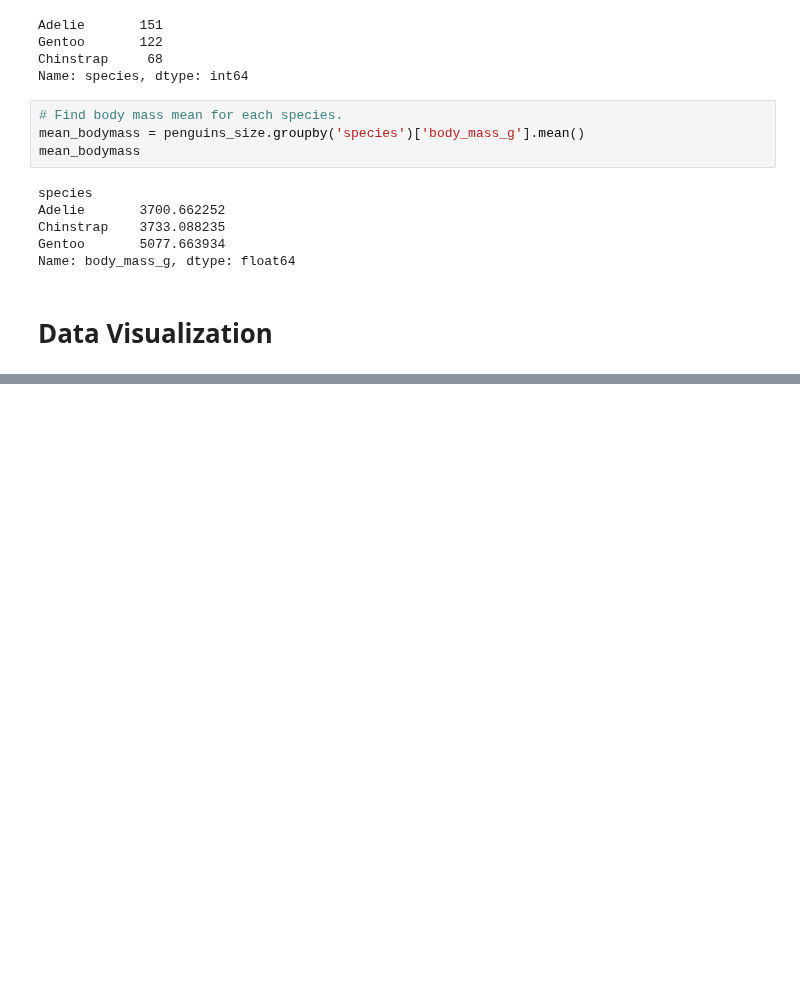
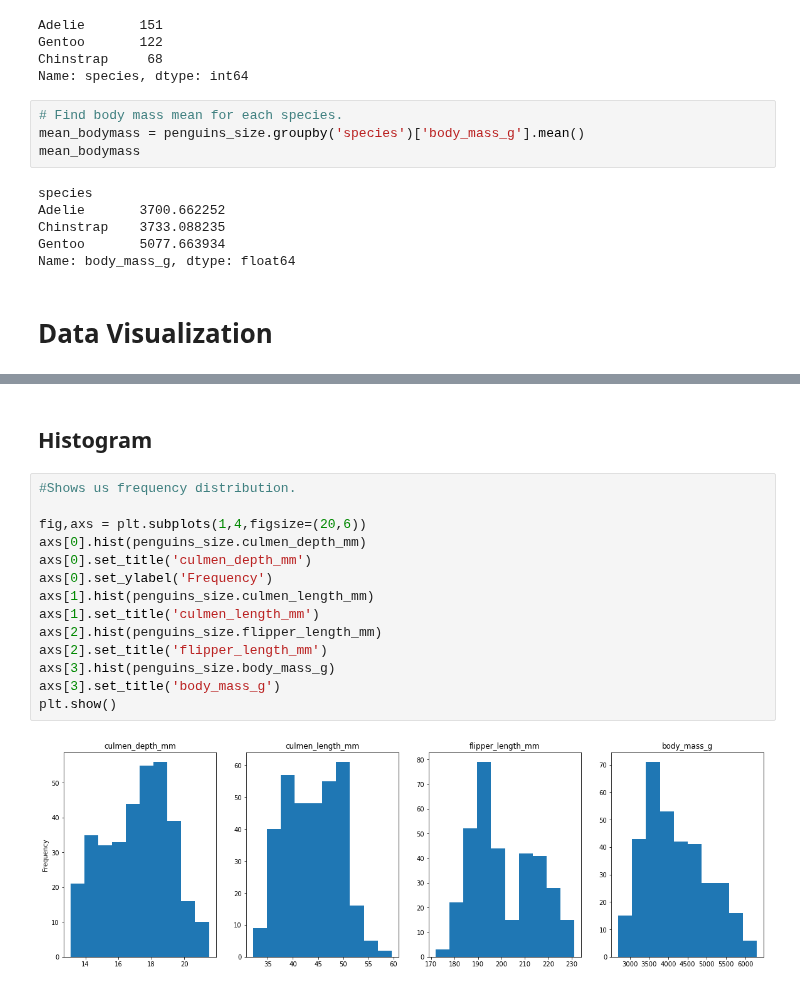
Before and after one commit to moesteelo/Exploratory-Data-Analysis, a Jupyter notebook: Exploratory Data Visualization .ipynb, the cells around one changed output, grey strips where cells are left out. Saved outputs shown, nothing was run; the diff lists cells and outputs as text; blank space fills up the shorter version.

```diff
--- a/Exploratory Data Visualization .ipynb
+++ b/Exploratory Data Visualization .ipynb
@@ -126,0 +131,18 @@ plt.show()
+# %% [markdown]
+## Histogram
+# %%
+#Shows us frequency distribution.
+
+fig,axs = plt.subplots(1,4,figsize=(20,6))
+axs[0].hist(penguins_size.culmen_depth_mm)
+axs[0].set_title('culmen_depth_mm')
+axs[0].set_ylabel('Frequency')
+axs[1].hist(penguins_size.culmen_length_mm)
+axs[1].set_title('culmen_length_mm')
+axs[2].hist(penguins_size.flipper_length_mm)
+axs[2].set_title('flipper_length_mm')
+axs[3].hist(penguins_size.body_mass_g)
+axs[3].set_title('body_mass_g')
+plt.show()
+# %% [output]
+[figure, added]
```
Also changed, not shown: parts of 4 cells of this notebook.
